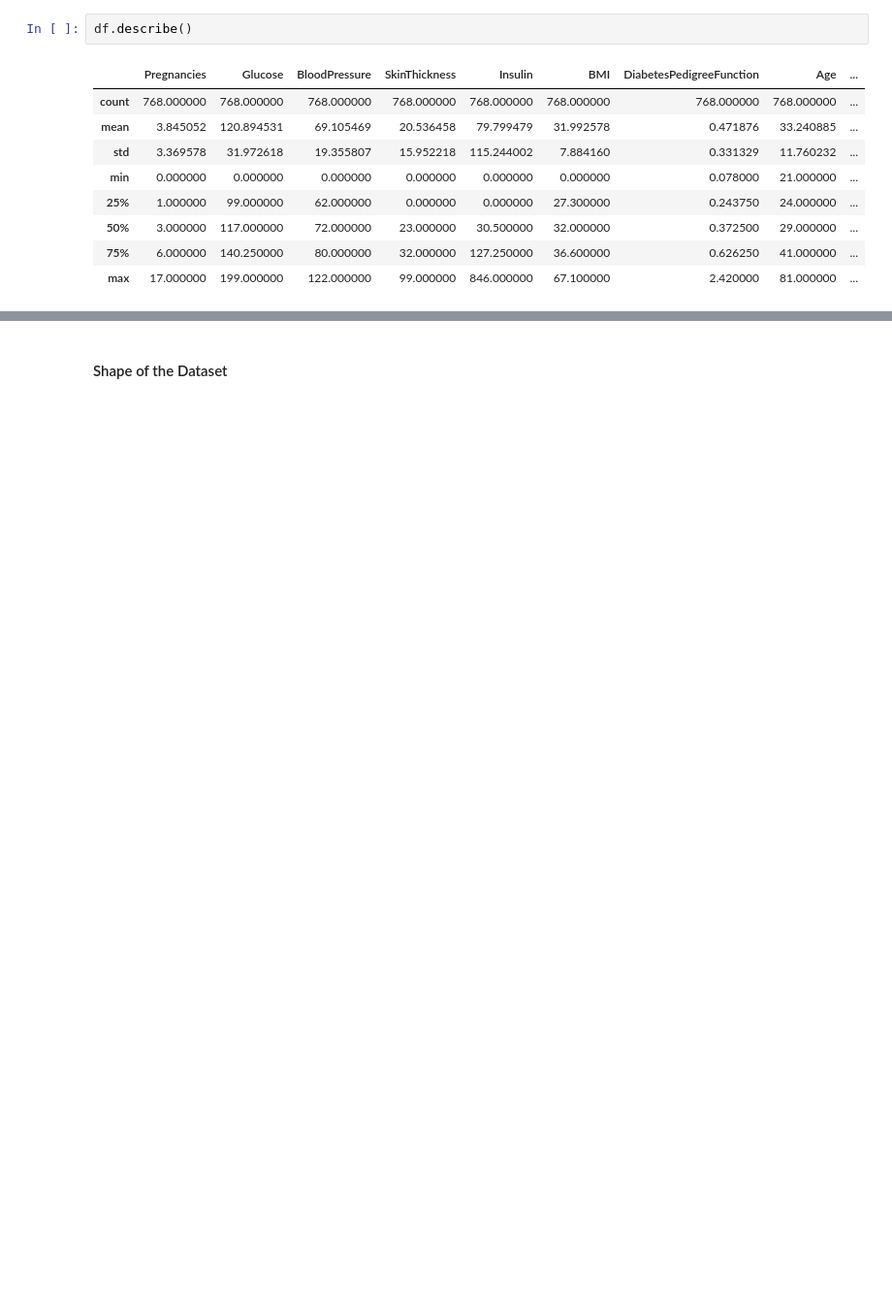
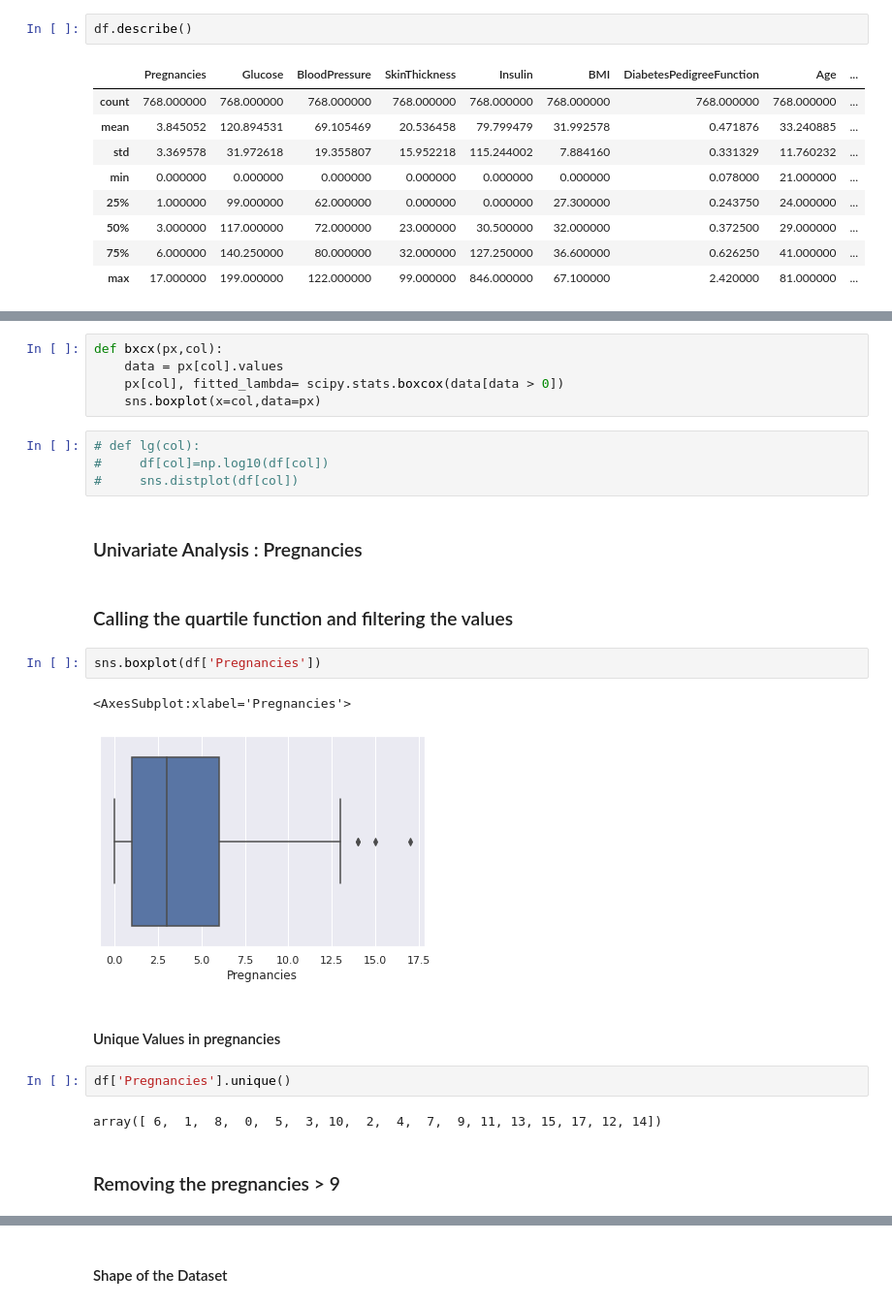
Before and after one commit to SK-ASIF-ALI/ML-DS-projects, a Jupyter notebook: pima-indian-diabetes-predictor/pima-indian-diabetes-predictor.ipynb, the cells around one changed output, grey strips where cells are left out. Shown at 97% size. Cells and saved outputs as stored; diff of their text form; blank space fills up the shorter version.

```diff
--- a/pima-indian-diabetes-predictor/pima-indian-diabetes-predictor.ipynb
+++ b/pima-indian-diabetes-predictor/pima-indian-diabetes-predictor.ipynb
@@ -35,0 +135,26 @@ df.describe()
+# %%
+def bxcx(px,col):
+    data = px[col].values
+    px[col], fitted_lambda= scipy.stats.boxcox(data[data > 0])
+    sns.boxplot(x=col,data=px)
+# %%
+# def lg(col):
+#     df[col]=np.log10(df[col])
+#     sns.distplot(df[col])
+# %% [markdown]
+### Univariate Analysis : Pregnancies
+# %% [markdown]
+### Calling the quartile function and filtering the values
+# %%
+sns.boxplot(df['Pregnancies'])
+# %% [output]
+<AxesSubplot:xlabel='Pregnancies'>
+[figure, added]
+# %% [markdown]
+#### Unique Values in pregnancies
+# %%
+df['Pregnancies'].unique()
+# %% [output]
+array([ 6,  1,  8,  0,  5,  3, 10,  2,  4,  7,  9, 11, 13, 15, 17, 12, 14])
+# %% [markdown]
+### Removing the pregnancies > 9
```
Also changed, not shown: parts of 129 cells of this notebook.
